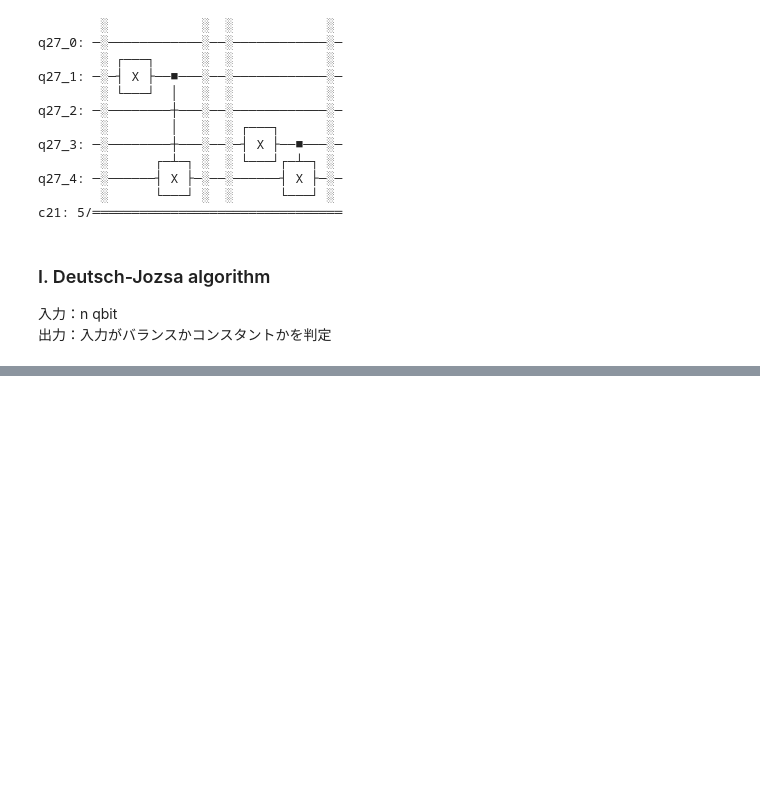
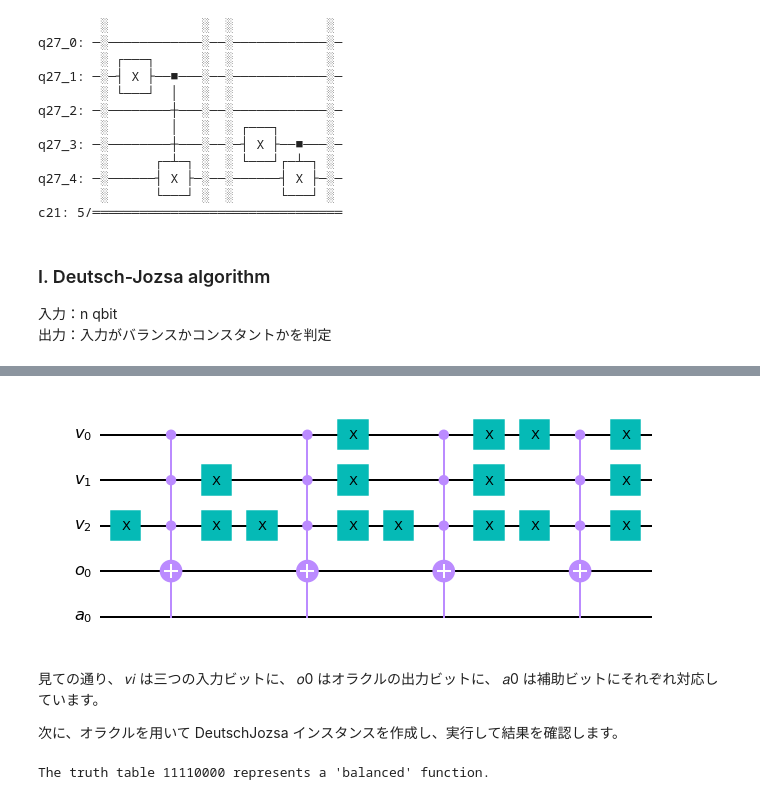
Before and after one commit to evggzzz/Quantum, a Jupyter notebook: qiskit/Quantum_Programming_Contest.ipynb, the cells around one changed output, grey strips where cells are left out. Drawn from its saved outputs; the diff is of its cells as text; code cells hidden in the pictures; blank space fills up the shorter version.

```diff
--- a/qiskit/Quantum_Programming_Contest.ipynb
+++ b/qiskit/Quantum_Programming_Contest.ipynb
@@ -465,0 +455,31 @@ c10: 4/═════
+# %%
+import math
+import numpy as np
+from qiskit import BasicAer
+from qiskit.aqua import QuantumInstance
+
+# 入力：関数fの出力値の文字列bitstr
+bitstr = '11110000'
+# オラクル作成
+# TruthTableOracleを使うと関数fの出力を返すような真理値表に対応するオラクルを作成してくれる
+from qiskit.aqua.algorithms import DeutschJozsa
+from qiskit.aqua.components.oracles import TruthTableOracle
+oracle = TruthTableOracle(bitstr)
+# オラクルを表示してみる
+oracle.circuit.draw(output='mpl')
+# %% [output]
+[figure, added]
+# %% [markdown]
+見ての通り、 𝑣𝑖
+ は三つの入力ビットに、 𝑜0
+ はオラクルの出力ビットに、 𝑎0
+ は補助ビットにそれぞれ対応しています。
+
+次に、オラクルを用いて DeutschJozsa インスタンスを作成し、実行して結果を確認します。
+# %%
+dj = DeutschJozsa(oracle)
+backend = BasicAer.get_backend('qasm_simulator')
+result = dj.run(QuantumInstance(backend, shots=1024))
+print(f'The truth table {bitstr} represents a \'{result["result"]}\' function.')
+# %% [output]
+The truth table 11110000 represents a 'balanced' function.
```
Also changed, not shown: parts of 1 cell of this notebook, 1 other file.
